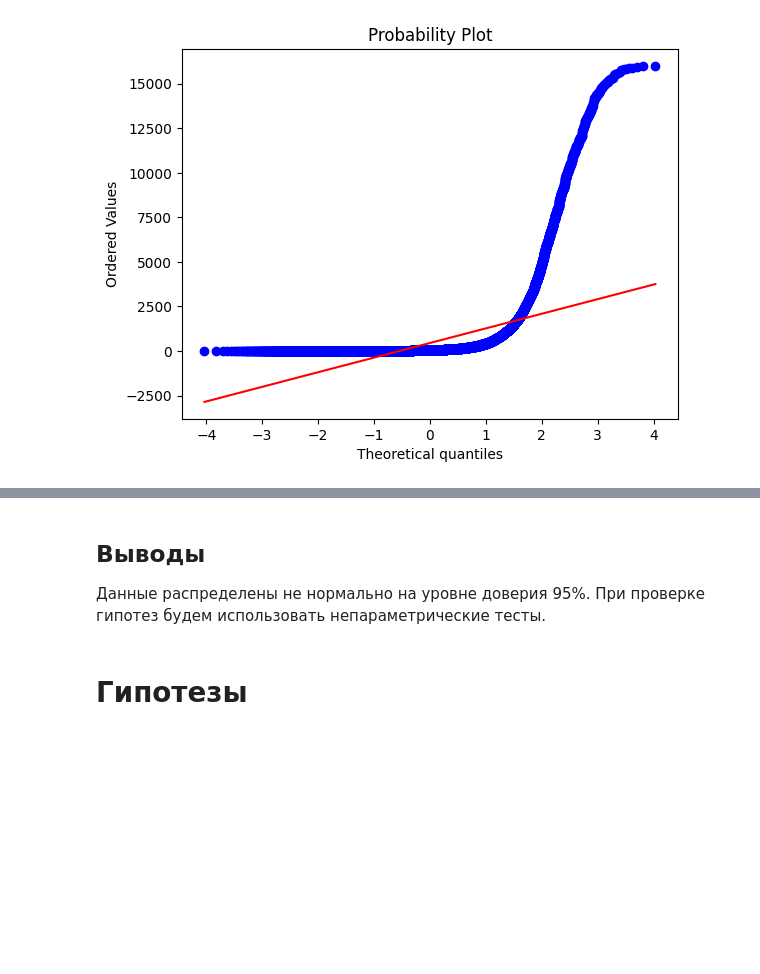
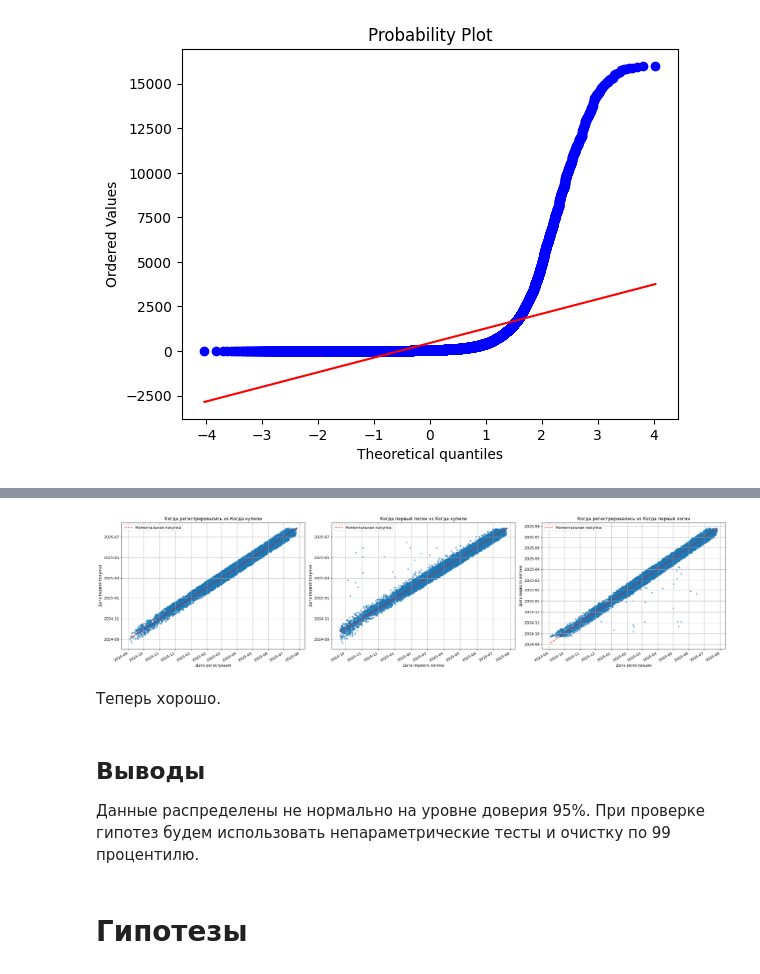
Before and after one commit to Lilya-te/DS-workshop2025, a Jupyter notebook: Checkpoint2_team1.ipynb, the cells around one changed output, grey strips where cells are left out. Drawn from its saved outputs; the diff is of its cells as text; code cells hidden in the pictures; blank space fills up the shorter version.

```diff
--- a/Checkpoint2_team1.ipynb
+++ b/Checkpoint2_team1.ipynb
@@ -236,7 +319,85 @@ plt.show()
+# %%
+df_enriched = df_q99_filtered.copy()
+
+# Построим для этого графики попарно
+fig, axes = plt.subplots(1, 3, figsize=(24, 6))
+
+# --- Первый график ---
+# Строим график зависимости дат регистрации и дат первой покупки
+axes[0].scatter(df_enriched["reg_dt"], df_enriched["first_buy"], alpha=0.5, s=10)
+
+# Добавляем линию "мгновенной покупки" (где X=Y), чтобы видеть задержку
+min_date = df_enriched["reg_dt"].min()
+max_date = df_enriched["first_buy"].max()
+axes[0].plot(
+    [min_date, max_date],
+    [min_date, max_date],
+    color="red",
+    linestyle="--",
+    label="Моментальная покупка",
+)
+
+axes[0].set_title("Когда регистрировались vs Когда купили")
+axes[0].set_xlabel("Дата регистрации")
+axes[0].set_ylabel("Дата первой покупки")
+axes[0].legend()
+axes[0].grid(True)
+
+# --- Второй график ---
+# Строим график зависимости дат первого логина и дат первой покупки
+axes[1].scatter(df_enriched["first_login"], df_enriched["first_buy"], alpha=0.5, s=10)
+
+# Добавляем линию "мгновенной покупки" (где X=Y), чтобы видеть задержку
+min_date = df_enriched["first_login"].min()
+max_date = df_enriched["first_buy"].max()
+axes[1].plot(
+    [min_date, max_date],
+    [min_date, max_date],
+    color="red",
+    linestyle="--",
+    label="Моментальная покупка",
+)
+
+axes[1].set_title("Когда первый логин vs Когда купили")
+axes[1].set_xlabel("Дата первого логина")
+axes[1].set_ylabel("Дата первой покупки")
+axes[1].legend()
+axes[1].grid(True)
+
+
+# --- Третий график ---
+# Строим график зависимости дат регистрации и дат первого логина
+axes[2].scatter(df_enriched["reg_dt"], df_enriched["first_login"], alpha=0.5, s=10)
+
+# Добавляем линию "мгновенной покупки" (где X=Y), чтобы видеть задержку
+min_date = df_enriched["reg_dt"].min()
+max_date = df_enriched["first_login"].max()
+axes[2].plot(
+    [min_date, max_date],
+    [min_date, max_date],
+    color="red",
+    linestyle="--",
+    label="Моментальная покупка",
+)
+
+axes[2].set_title("Когда регистрировались vs Когда первый логин")
+axes[2].set_xlabel("Дата регистрации")
+axes[2].set_ylabel("Дата первого логина")
+axes[2].legend()
+axes[2].grid(True)
+
+
+fig.autofmt_xdate()
+plt.tight_layout()
+plt.show()
+# %% [output]
+[figure, added]
+# %% [markdown]
+Теперь хорошо.
 # %% [markdown]
 ## Выводы
 
-Данные распределены не нормально на уровне доверия 95%. При проверке гипотез будем использовать непараметрические тесты.
+Данные распределены не нормально на уровне доверия 95%. При проверке гипотез будем использовать непараметрические тесты и очистку по 99 процентилю.
 # %% [markdown]
 # Гипотезы
 # %% [markdown]
```
Also changed, not shown: parts of 83 cells of this notebook.
